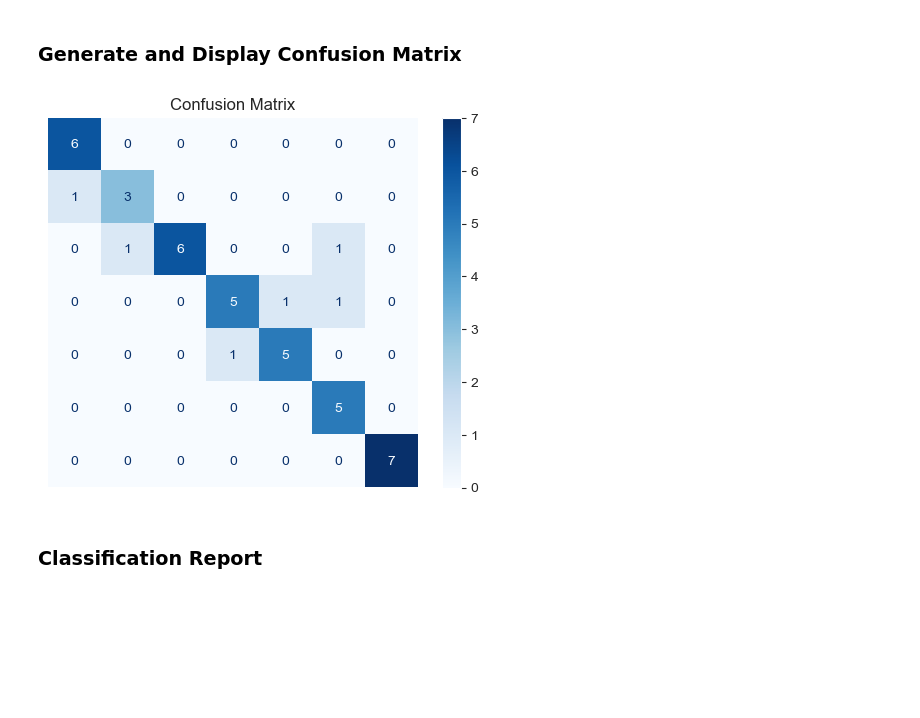
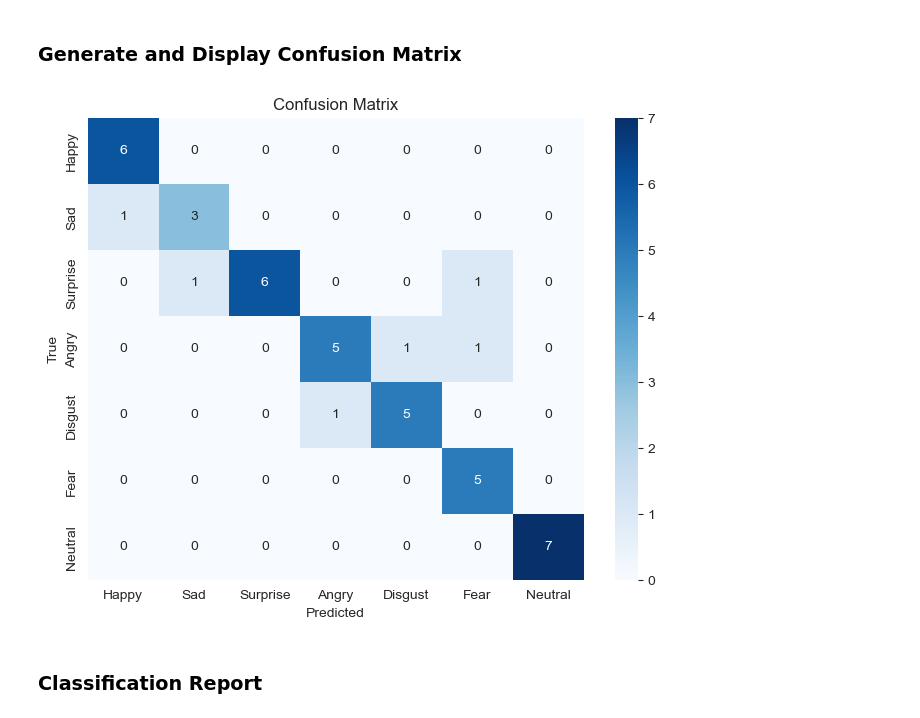
Before and after one commit to Daniel-M40/FaceRecognitionAI, a Jupyter notebook: faceRecognition.ipynb, the cells around one changed output. Saved outputs shown, nothing was run; the diff lists cells and outputs as text; code cells hidden in the pictures; blank space fills up the shorter version.

Commit message:
jaffe confusion matric refactor

```diff
--- a/faceRecognition.ipynb
+++ b/faceRecognition.ipynb
@@ -149,15 +149,17 @@ Accuracy: 86.05%
 # %% [markdown]
 ### Generate and Display Confusion Matrix
 # %%
-conf_matrix = confusion_matrix(y_test, y_pred, labels=knn.classes_)
-
-disp = ConfusionMatrixDisplay(confusion_matrix=conf_matrix, display_labels=knn.classes_)
-disp.plot(cmap=plt.cm.Blues)
+# Generate and display the confusion matrix
+cm = confusion_matrix(y_test, y_pred)
+plt.figure(figsize=(8, 6))
+sns.heatmap(cm, annot=True, fmt='d', cmap='Blues',
+            xticklabels=emotion_mapping.values(), yticklabels=emotion_mapping.values())
+plt.xlabel('Predicted')
+plt.ylabel('True')
 plt.title('Confusion Matrix')
-plt.axis('off')
 plt.show()
 # %% [output]
-[figure, old version]
+[figure, new version]
 # %% [markdown]
 ### Classification Report
 # %%
```
Also changed, not shown: parts of 2 cells of this notebook.
